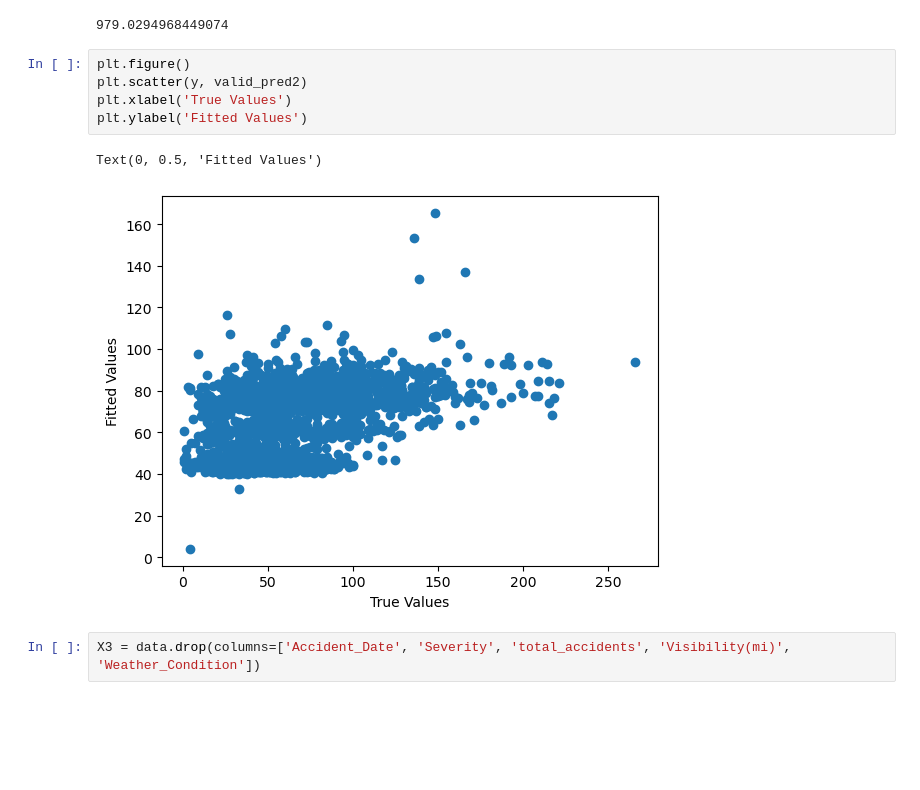
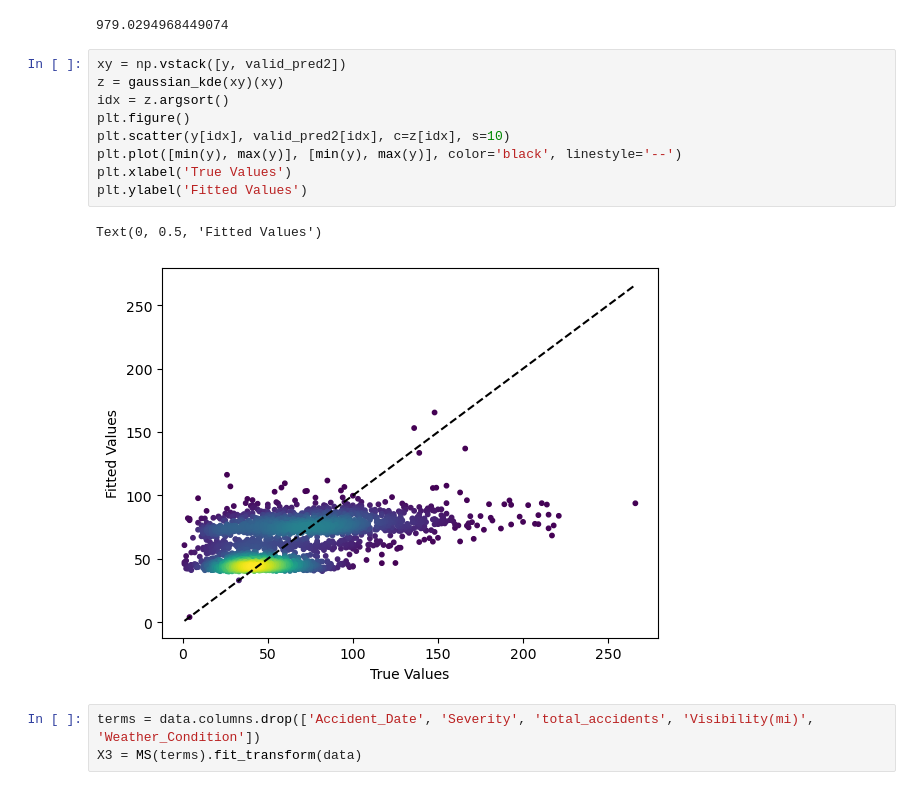
Before and after one commit to Dmytro-Bonislavskyi/team_project, a Jupyter notebook: project_regression.ipynb, the cells around one changed output. Saved outputs shown, nothing was run; the diff lists cells and outputs as text; blank space fills up the shorter version.

```diff
--- a/project_regression.ipynb
+++ b/project_regression.ipynb
@@ -155,16 +160,21 @@ valid_pred2 = results2.predict()
 np.mean((y - valid_pred2)**2)
 # %% [output]
 979.0294968449074
-# %%
-plt.figure()
-plt.scatter(y, valid_pred2)
-plt.xlabel('True Values')
-plt.ylabel('Fitted Values')
-# %% [output]
-Text(0, 0.5, 'Fitted Values')
-[figure, removed]
+# %%
+xy = np.vstack([y, valid_pred2])
+z = gaussian_kde(xy)(xy)
+idx = z.argsort()
+plt.figure()
+plt.scatter(y[idx], valid_pred2[idx], c=z[idx], s=10)
+plt.plot([min(y), max(y)], [min(y), max(y)], color='black', linestyle='--')
+plt.xlabel('True Values')
+plt.ylabel('Fitted Values')
+# %% [output]
+Text(0, 0.5, 'Fitted Values')
+[figure, added]
 # %%
-X3 = data.drop(columns=['Accident_Date', 'Severity', 'total_accidents', 'Visibility(mi)', 'Weather_Condition'])
+terms = data.columns.drop(['Accident_Date', 'Severity', 'total_accidents', 'Visibility(mi)', 'Weather_Condition'])
+X3 = MS(terms).fit_transform(data)
 # %%
 model3 = sm.GLM(y, X3, family=sm.families.Poisson())
 results3 = model3.fit()
```
Also changed, not shown: parts of 9 cells of this notebook.
